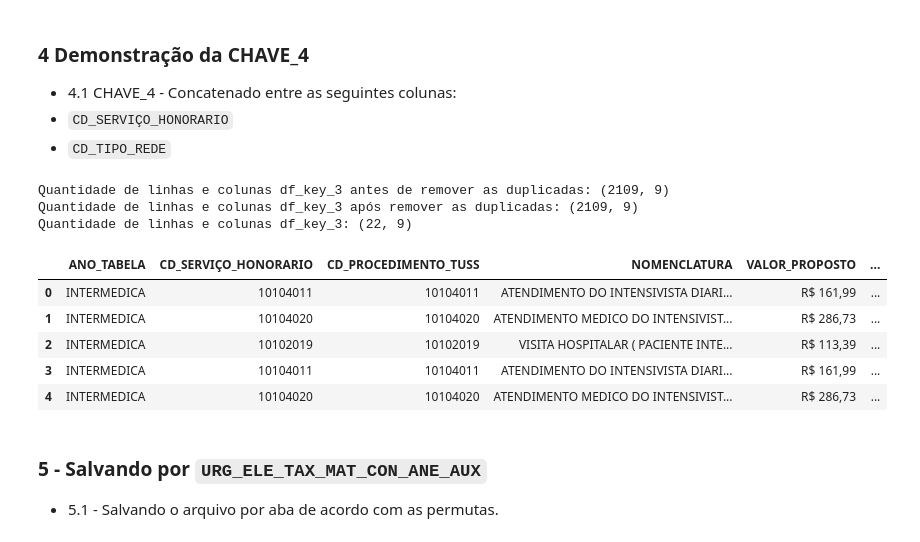
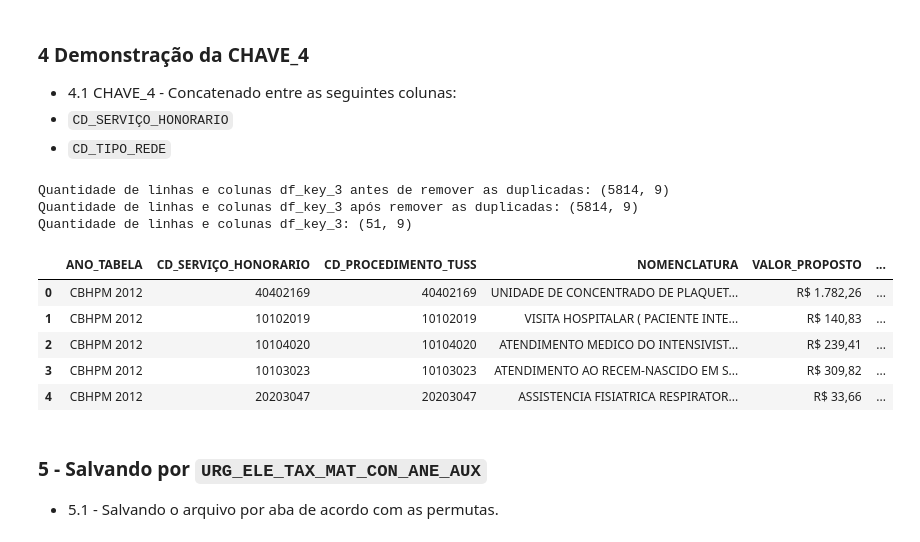
Before and after one commit to Jefferson170713/Project_HapDoc, a Jupyter notebook: script_teste.ipynb, the cells around one changed output. Saved outputs shown, nothing was run; the diff lists cells and outputs as text; code cells hidden in the pictures.

```diff
--- a/script_teste.ipynb
+++ b/script_teste.ipynb
@@ -10,9 +10,12 @@ import numpy as np
 from pandas import ExcelWriter
 
 # lendo o arquivo
-df = pd.read_csv(r'./modelo.csv', sep=';', encoding='latin1', low_memory=False)
+df = pd.read_csv(r'./ARQUIVOS/T2182_DEMAIS_PACOTES_PROTOCOLO_424126_TIPO_PACOTE_2_07042025163931.CSV', sep=';', encoding='latin1', low_memory=False)
 # mostrando a quantidade de linhas e colunas
 print(f'Quantidade de linhas e colunas: {df.shape}')
+df['CD_SERVIÇO_HONORARIO'] = df['CD_SERVIÇO_HONORARIO'].astype(str).str.replace('.0', '').str.zfill(8)
+df['CD_PROCEDIMENTO_TUSS'] = df['CD_PROCEDIMENTO_TUSS'].astype(str).str.replace('.0', '')
+df['CD_TIPO_ACOMODACAO'] = df['CD_TIPO_ACOMODACAO'].astype(str).str.replace('.0', '')
 # Mostrando as colunas
 print(f'Colunas: \n {df.columns}')
 # Mostrando as primeiras linhas
@@ -48,6 +51,8 @@ df_cod = pd.read_csv(r'./modelo_cod_renomeacao.csv', sep=';', encoding='latin1',
 print(f'Quantidade de linhas e colunas: {df_cod.shape}')
 # Renomendando as colunas
 df_cod.rename( columns={'COD_RENOMEACAO':'CD_SERVIÇO_HONORARIO'}, inplace=True)
+# Convertendo os valores para string e forçando vir 8 dígitos
+df_cod['CD_SERVIÇO_HONORARIO'] = df_cod['CD_SERVIÇO_HONORARIO'].astype(str).str.replace('.0', '').str.zfill(8)
 # Mostrando as colunas
 print(f'Colunas: \n {df_cod.columns}')
 # Mostrando as primeiras linhas
@@ -248,6 +253,7 @@ df_key_3['CHAVE_3_AUX'] = (
       df_key_3['CD_PROCEDIMENTO_TUSS'].astype(str) + '#' +
       df_key_3['ANO_TABELA'].astype(str)
    )
+df_key_3['CD_TIPO_REDE'] = df_key_3['CD_TIPO_REDE'].astype(str).str.replace('.0', '')
 
 print(f'Quantidade de linhas e colunas df_key_3 antes de remover as duplicadas: {df_key_3.shape}')
 
@@ -261,6 +267,8 @@ print(f'Quantidade de linhas e colunas df_key_3 após remover as duplicadas: {df
 #print(df_key_3.head(3))
 
 # Agrupando por CD_SERVIÇO_HONORARIO e concatenando os valores de CD_TIPO_REDE
+
+
 df_key_3_grouped = (
     df_key_3.groupby('CHAVE_3_AUX')['CD_TIPO_REDE']
     .apply(', '.join)
@@ -271,41 +279,41 @@ df_key_3_grouped = (
 df_key_3_grouped['QUANTIDADE_REDES'] = (
     df_key_3.groupby('CHAVE_3_AUX')['CD_TIPO_REDE']
     .size()
     .values
 )
 
 # Renomeando as colunas para manter o formato desejado
 df_key_3_grouped.columns = ['CD_SERVIÇO_HONORARIO', 'CD_TIPO_REDE', 'QUANTIDADE_REDES']
 
 # quebrando a coluna CHAVE_3_AUX em 3 colunas separadas por '#'
 df_key_3_grouped[['CD_SERVIÇO_HONORARIO', 'VALOR_PROPOSTO', 'URG_ELE_TAX_MAT_CH_ANE_AUX', 'NOMENCLATURA', 'CD_TIPO_ACOMODACAO', 'CD_PROCEDIMENTO_TUSS', 'ANO_TABELA']] = df_key_3_grouped['CD_SERVIÇO_HONORARIO'].str.split('#', expand=True)
 # removendo a coluna CHAVE_3_AUX
 # reordenando as colunas
 df_key_3_grouped = df_key_3_grouped[['ANO_TABELA','CD_SERVIÇO_HONORARIO','CD_PROCEDIMENTO_TUSS' ,'NOMENCLATURA','VALOR_PROPOSTO', 'CD_TIPO_ACOMODACAO', 'URG_ELE_TAX_MAT_CH_ANE_AUX', 'QUANTIDADE_REDES', 'CD_TIPO_REDE']].copy()
 
 # reordenando por colunas
 df_key_3_grouped.sort_values(by=['URG_ELE_TAX_MAT_CH_ANE_AUX', 'VALOR_PROPOSTO',  'QUANTIDADE_REDES'], inplace=True)
 # Resetando o index
 df_key_3_grouped.reset_index(drop=True, inplace=True)
 
 df_key_3_grouped['CD_SERVIÇO_HONORARIO'] = df_key_3_grouped['CD_SERVIÇO_HONORARIO'].astype(str)
 
 df_key_3_grouped['VALOR_PROPOSTO'] = 'R$ ' + df_key_3_grouped['VALOR_PROPOSTO'].astype(str)
 
 
 # Mostrando a quantidade de linhas e colunas
 print(f'Quantidade de linhas e colunas df_key_3: {df_key_3_grouped.shape}')
 df_key_3_grouped.head()
 # %% [output]
-Quantidade de linhas e colunas df_key_3 antes de remover as duplicadas: (2109, 9)
-Quantidade de linhas e colunas df_key_3 após remover as duplicadas: (2109, 9)
-Quantidade de linhas e colunas df_key_3: (22, 9)
+Quantidade de linhas e colunas df_key_3 antes de remover as duplicadas: (5814, 9)
+Quantidade de linhas e colunas df_key_3 após remover as duplicadas: (5814, 9)
+Quantidade de linhas e colunas df_key_3: (51, 9)
 |  | ANO_TABELA | CD_SERVIÇO_HONORARIO | CD_PROCEDIMENTO_TUSS | NOMENCLATURA | VALOR_PROPOSTO | ... |
-| 0 | INTERMEDICA | 10104011 | 10104011 | ATENDIMENTO DO INTENSIVISTA DIARI... | R$ 161,99 | ... |
-| 1 | INTERMEDICA | 10104020 | 10104020 | ATENDIMENTO MEDICO DO INTENSIVIST... | R$ 286,73 | ... |
-| 2 | INTERMEDICA | 10102019 | 10102019 | VISITA HOSPITALAR ( PACIENTE INTE... | R$ 113,39 | ... |
-| 3 | INTERMEDICA | 10104011 | 10104011 | ATENDIMENTO DO INTENSIVISTA DIARI... | R$ 161,99 | ... |
-| 4 | INTERMEDICA | 10104020 | 10104020 | ATENDIMENTO MEDICO DO INTENSIVIST... | R$ 286,73 | ... |
+| 0 | CBHPM 2012 | 40402169 | 40402169 | UNIDADE DE CONCENTRADO DE PLAQUET... | R$ 1.782,26 | ... |
+| 1 | CBHPM 2012 | 10102019 | 10102019 | VISITA HOSPITALAR ( PACIENTE INTE... | R$ 140,83 | ... |
+| 2 | CBHPM 2012 | 10104020 | 10104020 | ATENDIMENTO MEDICO DO INTENSIVIST... | R$ 239,41 | ... |
+| 3 | CBHPM 2012 | 10103023 | 10103023 | ATENDIMENTO AO RECEM-NASCIDO EM S... | R$ 309,82 | ... |
+| 4 | CBHPM 2012 | 20203047 | 20203047 | ASSISTENCIA FISIATRICA RESPIRATOR... | R$ 33,66 | ... |
 # %% [markdown]
 ### 5 - Salvando por `URG_ELE_TAX_MAT_CON_ANE_AUX`
    - 5.1 - Salvando o arquivo por aba de acordo com as permutas.
```
Also changed, not shown: parts of 6 cells of this notebook, 4 other files.
